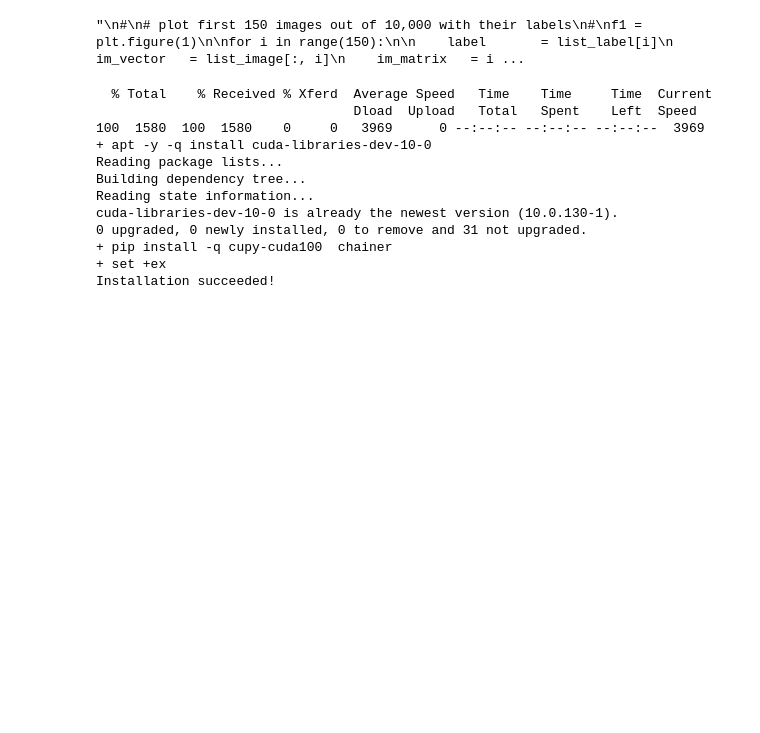
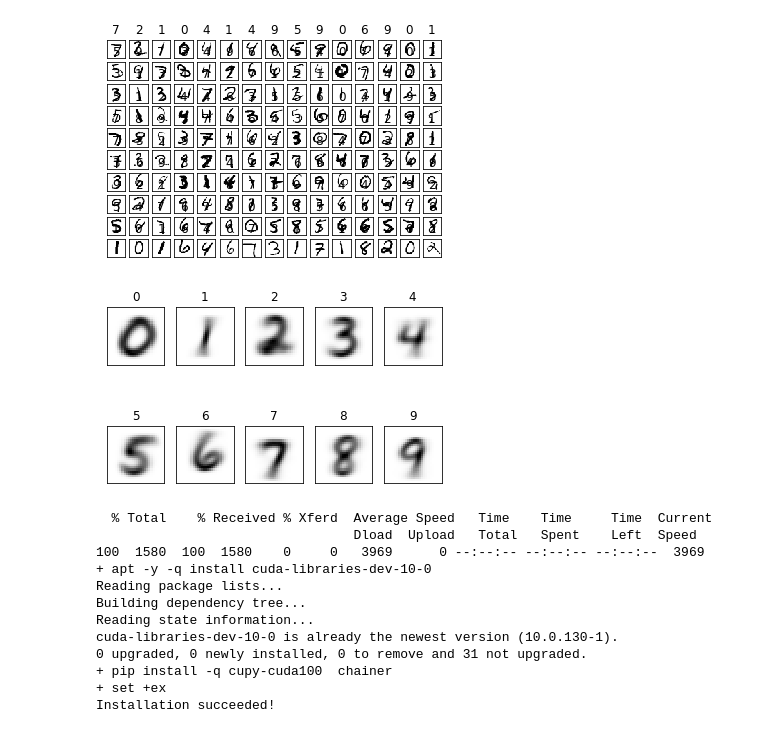
Before and after one commit to CJavaPython/AssignmentFolder, a Jupyter notebook: Assignment09/Assignment09.ipynb, the cells around one changed output. Drawn from its saved outputs; the diff is of its cells as text; code cells hidden in the pictures; blank space fills up the shorter version.

```diff
--- a/Assignment09/Assignment09.ipynb
+++ b/Assignment09/Assignment09.ipynb
@@ -50,7 +50,7 @@ for line in data:
     list_image[:, count]    = im_vector
 
     count += 1
-"""
+
 #
 # plot first 150 images out of 10,000 with their labels
 #
@@ -72,35 +72,36 @@ for i in range(150):
 
 
 #plt.show()
 
 #
 # plot the average image of all the images for each digit
 #
 f2 = plt.figure(2)
 
 im_average  = np.zeros((size_row * size_col, 10), dtype=float)
 im_count    = np.zeros(10, dtype=int)
 
 for i in range(num_image):
 
     im_average[:, list_label[i]] += list_image[:, i]
     im_count[list_label[i]] += 1
 
 for i in range(10):
 
     im_average[:, i] /= im_count[i]
 
     plt.subplot(2, 5, i+1)
     plt.title(i)
     plt.imshow(im_average[:,i].reshape((size_row, size_col)), cmap='Greys', interpolation='None')
 
     frame   = plt.gca()
     frame.axes.get_xaxis().set_visible(False)
     frame.axes.get_yaxis().set_visible(False)
 
-plt.show()"""
+plt.show()
 # %% [output]
-"\n#\n# plot first 150 images out of 10,000 with their labels\n#\nf1 = plt.figure(1)\n\nfor i in range(150):\n\n    label       = list_label[i]\n    im_vector   = list_image[:, i]\n    im_matrix   = i ...
+[figure, added]
+[figure, added]
 # %%
 !curl https://colab.chainer.org/install | sh -
 #cupy library를 사용하기 위해 사용
```
Also changed, not shown: parts of 36 cells of this notebook.
